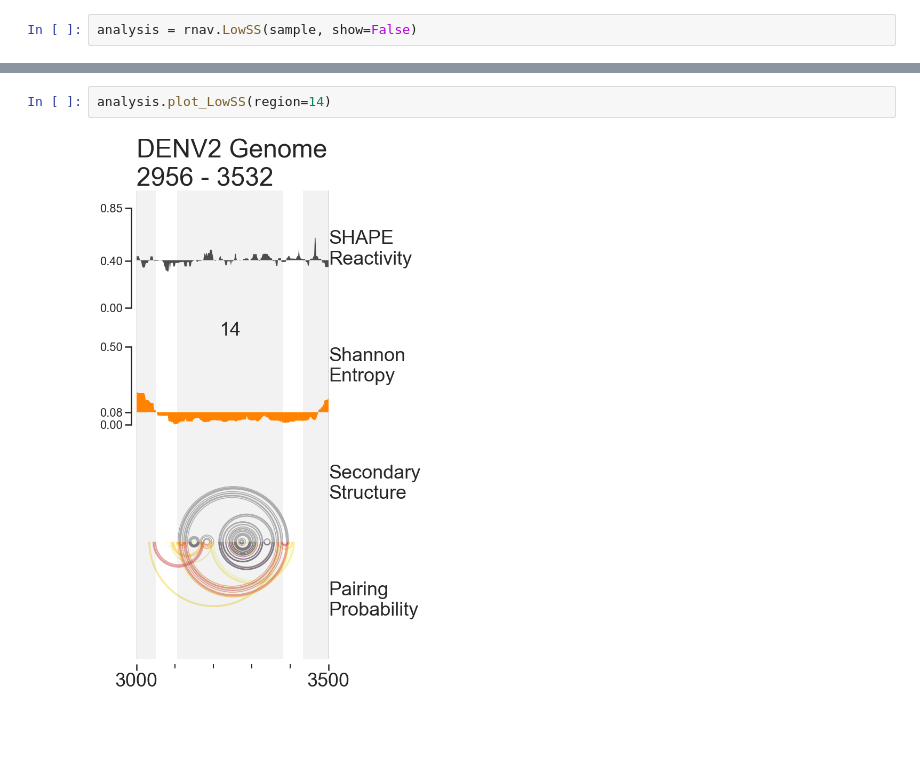
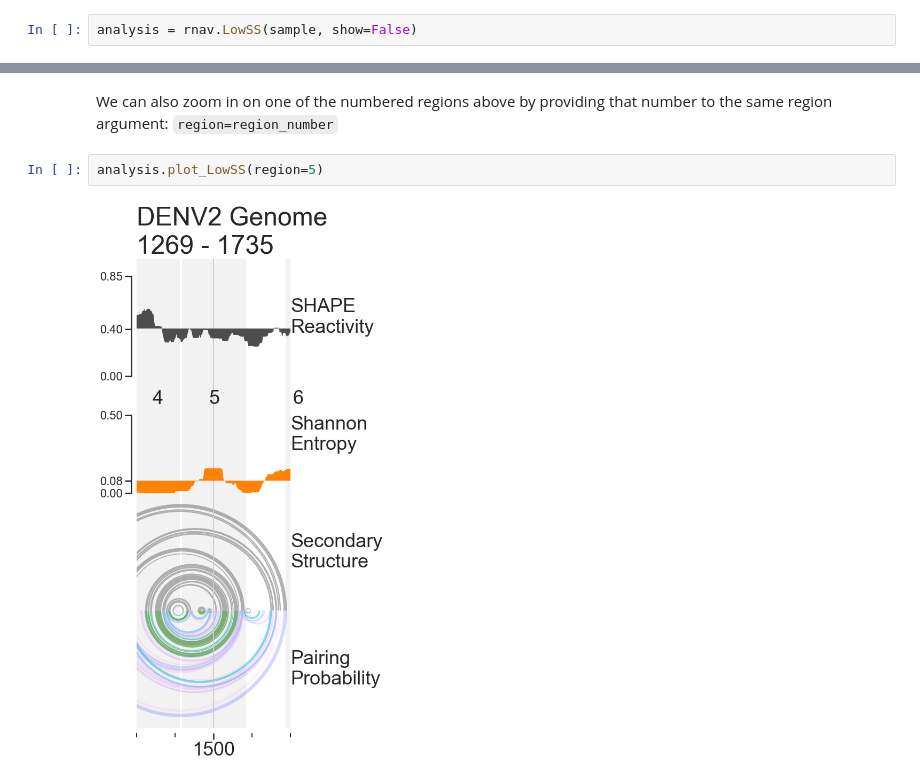
Before and after one commit to Weeks-UNC/RNAvigate, a Jupyter notebook: docs/poster/denv2/DENV2.ipynb, the cells around one changed output, grey strips where cells are left out. Drawn from its saved outputs; the diff is of its cells as text; blank space fills up the shorter version.

```diff
--- a/docs/poster/denv2/DENV2.ipynb
+++ b/docs/poster/denv2/DENV2.ipynb
@@ -57,4 +64,7 @@ region number to the `region` keyword.
+# %% [markdown]
+We can also zoom in on one of the numbered regions above by providing that
+number to the same region argument: `region=region_number`
 # %%
-analysis.plot_LowSS(region=14)
+analysis.plot_LowSS(region=5)
 # %% [output]
-[figure, old version]
+[figure, new version]
```
Also changed, not shown: parts of 6 cells of this notebook, 2 other files.
